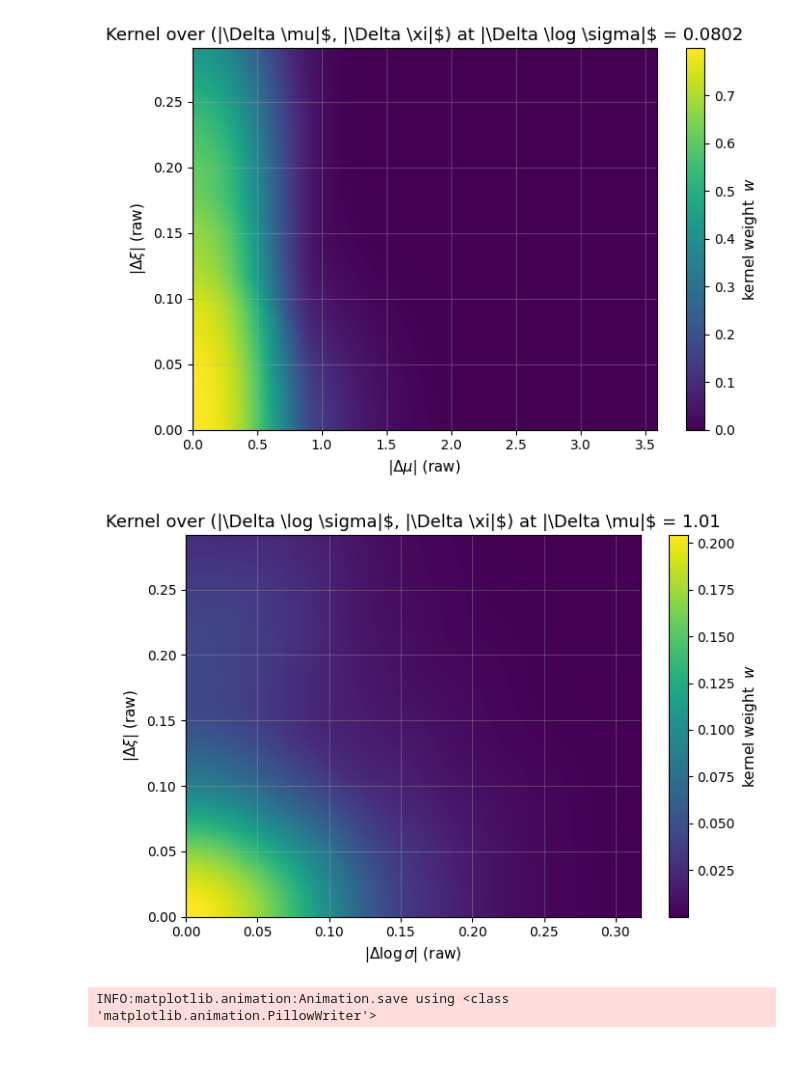
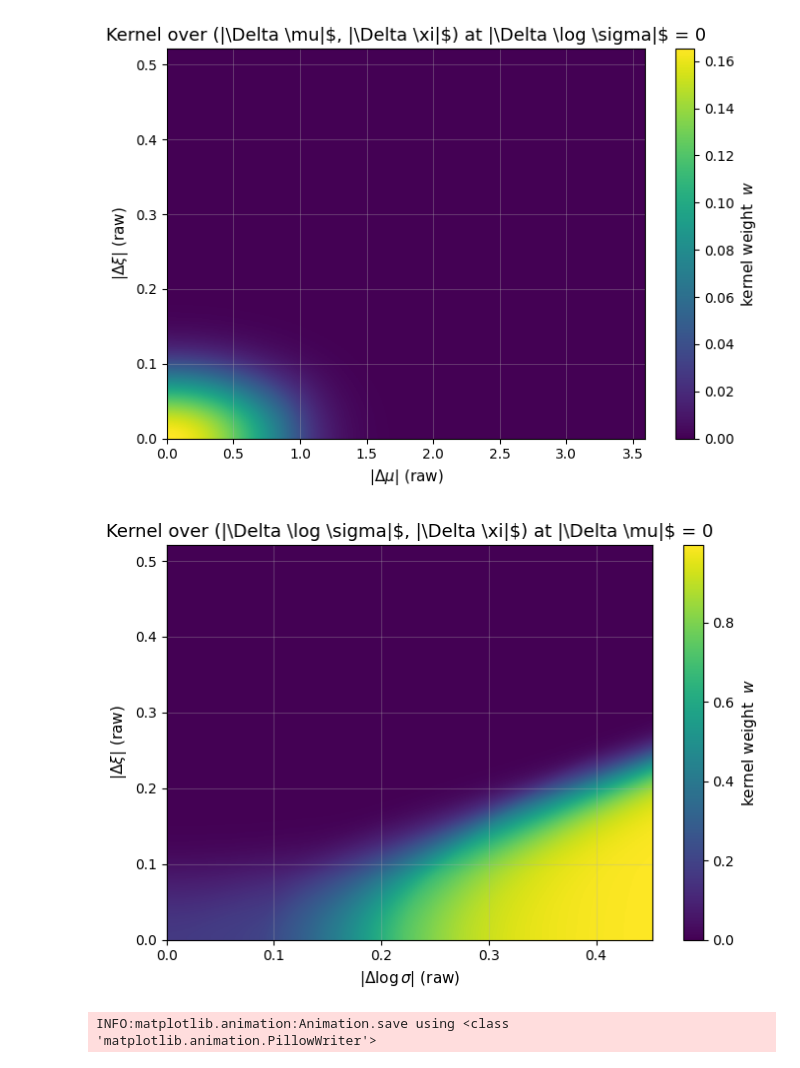
Before and after one commit to RPGSynth/EVT_Univariate, a Jupyter notebook: EVT_Classes/SIM/sim.ipynb, the cells around one changed output. Saved outputs shown, nothing was run; the diff lists cells and outputs as text; code cells hidden in the pictures.

```diff
--- a/EVT_Classes/SIM/sim.ipynb
+++ b/EVT_Classes/SIM/sim.ipynb
@@ -15,7 +15,7 @@ except ImportError:
     sys.path.insert(0, str(Path.cwd().parent))
     from GEV import GEV
 # %%
-data, meta = generate_gev_dataset(n_lat=10, n_lon=10, n_time=100,beta_mu_t=0.18)
+data, meta = generate_gev_dataset_linear(n_lat=10, n_lon=10, n_time=100,beta_mu0 = 70, beta_mu_t=0.18,beta_ls0=1.1)
 plot_random_time_series(data, meta)
 plot_random_spatial_slice(data, meta)
 # %% [output]
@@ -800,7 +946,7 @@ plot_kernel_heatmap(
     logsig_dist_scale=logsig_scale,
     xi_dist_scale=xi_scale,
     x_axis="mu", y_axis="logsigma",
-    fixed={"logsigma": "median"},
+    fixed={"logsigma": "zero"},
     squared=True
 )
 
@@ -815,7 +961,7 @@ plot_kernel_heatmap(
     logsig_dist_scale=logsig_scale,
     xi_dist_scale=xi_scale,
     x_axis="mu", y_axis="xi",
-    fixed={"logsigma": "median"},
+    fixed={"logsigma": "zero"},
     squared=True
 )
 
@@ -829,7 +975,7 @@ plot_kernel_heatmap(
     logsig_dist_scale=logsig_scale,
     xi_dist_scale=xi_scale,
     x_axis="logsigma", y_axis="xi",
-    fixed={"mu": "median"},
+    fixed={"mu": "zero"},
     squared=True
 )
 # %% [output]
@@ -837,5 +983,5 @@ plot_kernel_heatmap(
-[figure, old version]
+[figure, new version]
-[figure, old version]
+[figure, new version]
 # %%
 from matplotlib.animation import FuncAnimation
 
```
Also changed, not shown: parts of 9 cells of this notebook, 5 other files.
